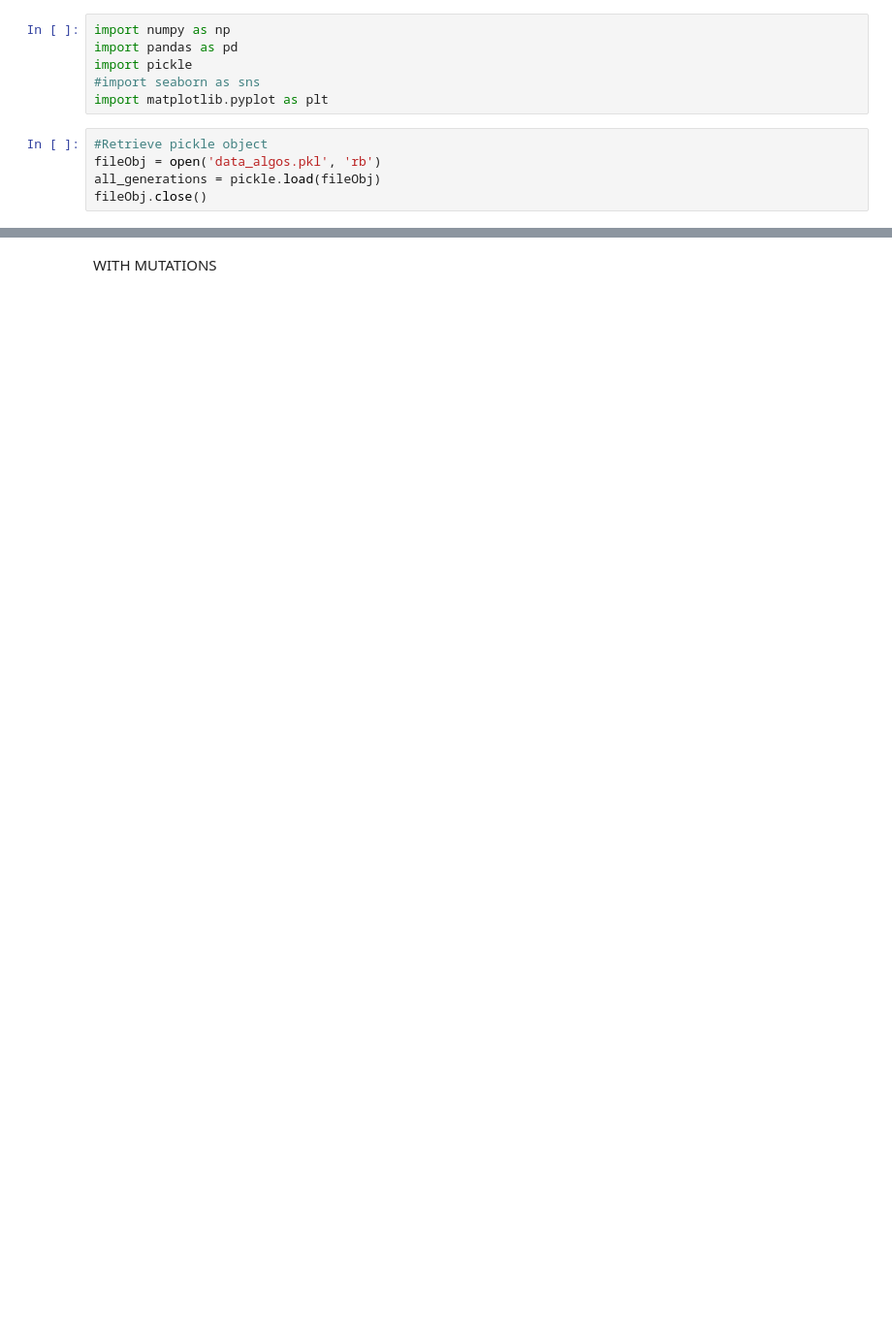
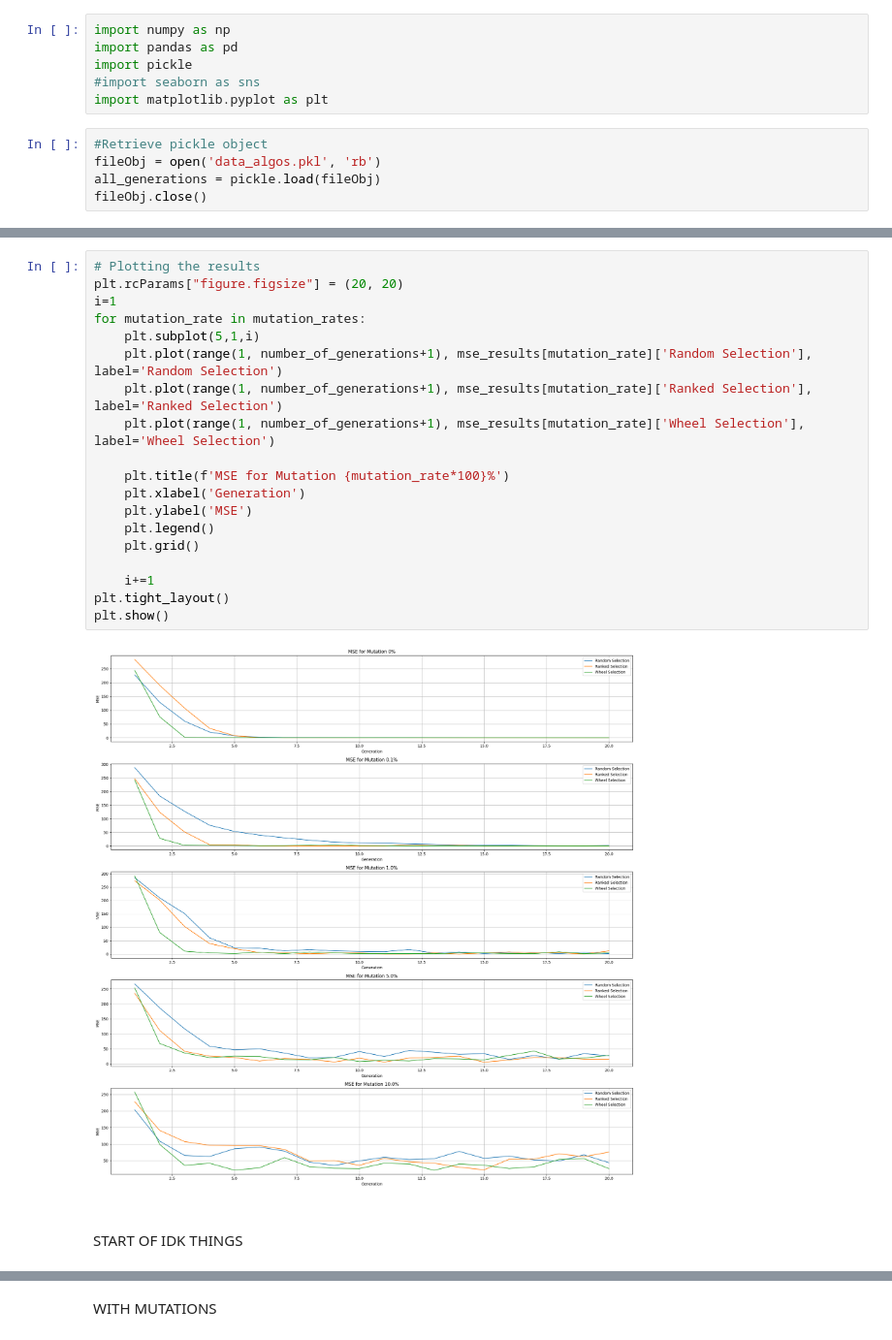
Before and after one commit to Elric-dev/HCAI_ML, a Jupyter notebook: ga_data_analysis.ipynb, the cells around one changed output, grey strips where cells are left out. Shown at 97% size. Drawn from its saved outputs; the diff is of its cells as text; blank space fills up the shorter version.

```diff
--- a/ga_data_analysis.ipynb
+++ b/ga_data_analysis.ipynb
@@ -113,3 +182,27 @@ plt.show()
+# %%
+# Plotting the results
+plt.rcParams["figure.figsize"] = (20, 20)
+i=1
+for mutation_rate in mutation_rates:
+    plt.subplot(5,1,i)
+    plt.plot(range(1, number_of_generations+1), mse_results[mutation_rate]['Random Selection'], label='Random Selection')
+    plt.plot(range(1, number_of_generations+1), mse_results[mutation_rate]['Ranked Selection'], label='Ranked Selection')
+    plt.plot(range(1, number_of_generations+1), mse_results[mutation_rate]['Wheel Selection'], label='Wheel Selection')
+
+    plt.title(f'MSE for Mutation {mutation_rate*100}%')
+    plt.xlabel('Generation')
+    plt.ylabel('MSE')
+    plt.legend()
+    plt.grid()
+
+    i+=1
+plt.tight_layout()
+plt.show()
+# %% [output]
+[figure, added]
+# %% [markdown]
+#
+START OF IDK THINGS
 # %%
 #creating one DataFrame for each selection method
 generations_df = pd.DataFrame(all_generations)
```
Also changed, not shown: parts of 25 cells of this notebook, 2 other files.
